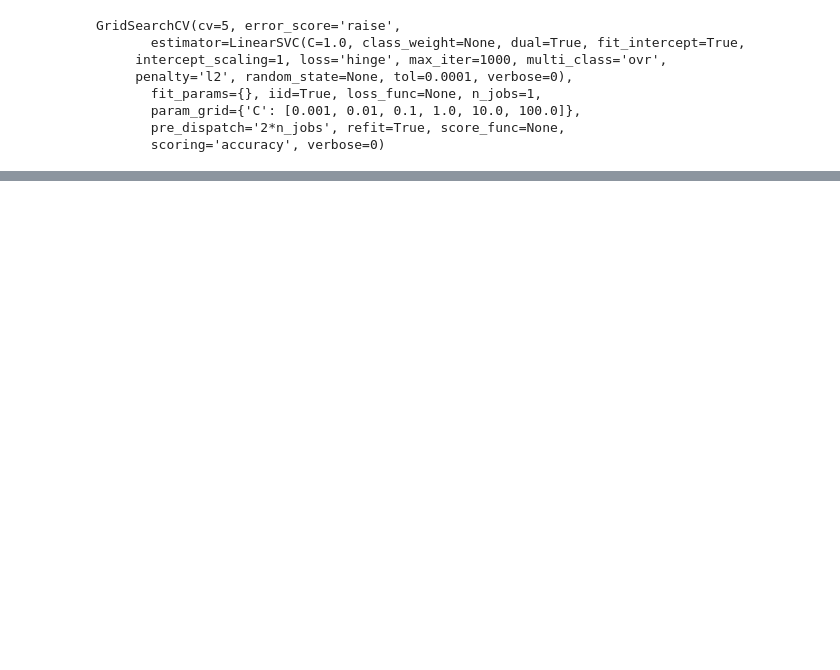
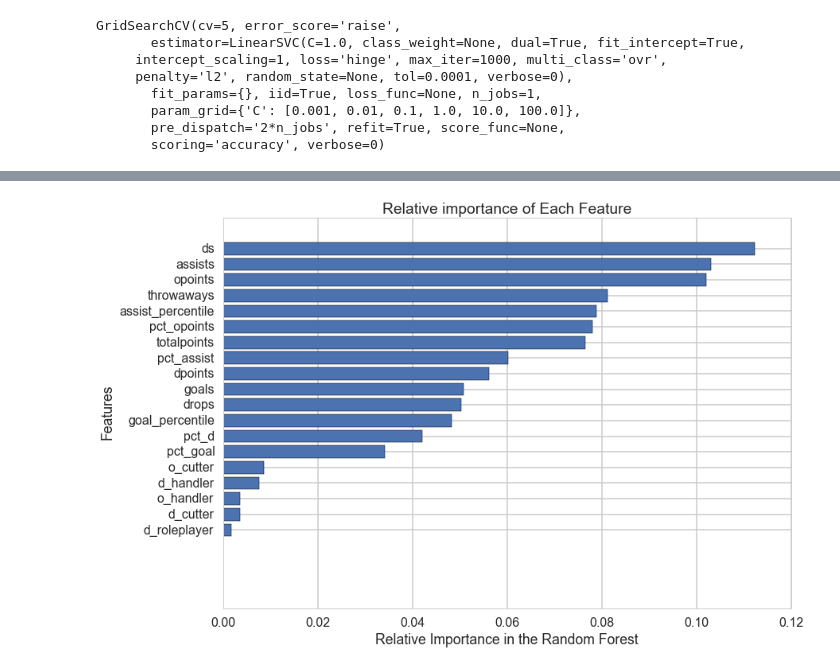
Before and after one commit to karinehsu/cs109-final-project, a Jupyter notebook: twitter_scrape.ipynb, the cells around one changed output, grey strips where cells are left out. Saved outputs shown, nothing was run; the diff lists cells and outputs as text; code cells hidden in the pictures; blank space fills up the shorter version.

```diff
--- a/twitter_scrape.ipynb
+++ b/twitter_scrape.ipynb
@@ -878,0 +832,9 @@ array([[  1.26824438e-12,   2.16257379e-12,  -9.19849693e-13,
+# %%
+from sklearn.ensemble import RandomForestClassifier
+
+clfForest = RandomForestClassifier()
+
+parameters = {"n_estimators": range(1, 10)}
+clfForest, Xtrain, ytrain, Xtest, ytest = do_classify(clfForest, parameters,
+                                                       dftouse, Xnames, 'b_twitter', 1, mask=mask,
+                                                       n_jobs = 4, score_func='f1')
@@ -878,0 +850,12 @@ array([[  1.26824438e-12,   2.16257379e-12,  -9.19849693e-13,
+# %%
+importance_list = clfForest.feature_importances_
+name_list = Xnames
+importance_list, name_list = zip(*sorted(zip(importance_list, name_list)))
+plt.barh(range(len(name_list)),importance_list,align='center')
+plt.yticks(range(len(name_list)),name_list)
+plt.xlabel('Relative Importance in the Random Forest')
+plt.ylabel('Features')
+plt.title('Relative importance of Each Feature')
+plt.show()
+# %% [output]
+[figure, added]
```
Also changed, not shown: parts of 97 cells of this notebook, 5 other files.
